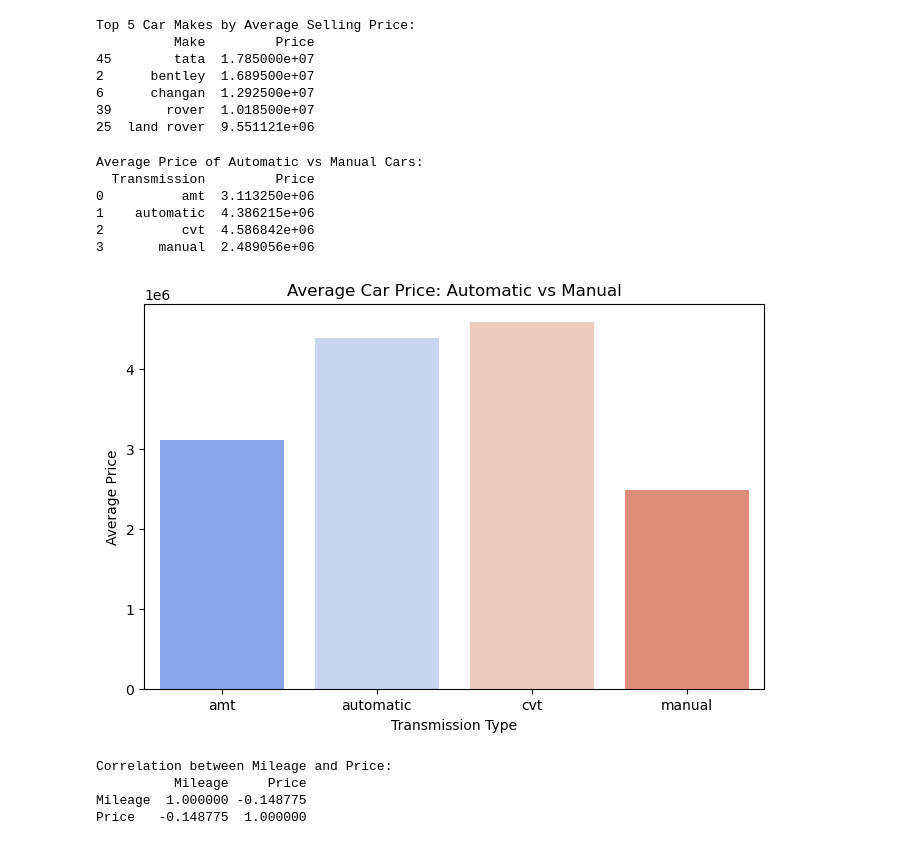
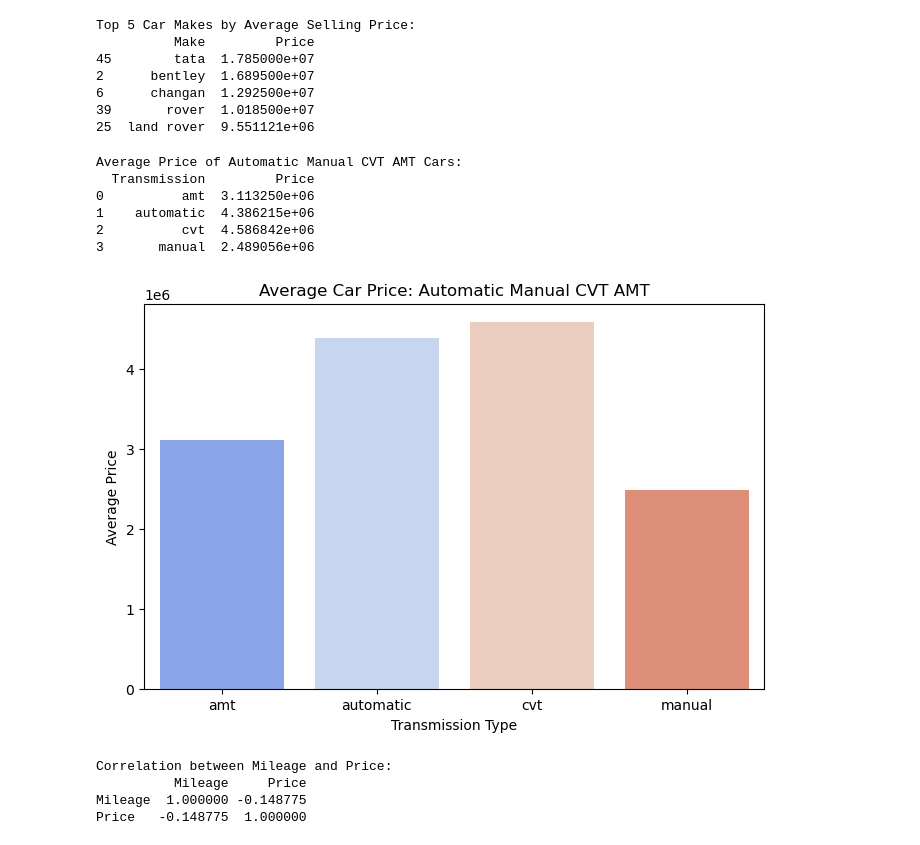
Before and after one commit to Tebrihk/Alpha_motors_dashboard, a Jupyter notebook: Python_Analysis/Alpha_motors.ipynb, the cells around one changed output. Drawn from its saved outputs; the diff is of its cells as text; code cells hidden in the pictures.

```diff
--- a/Python_Analysis/Alpha_motors.ipynb
+++ b/Python_Analysis/Alpha_motors.ipynb
@@ -49,7 +48,7 @@ df['Mileage'] = df['Mileage'].astype(int)
 df['Engine Size'] = df['Engine Size'].astype(int)
 # %%
 # Fill missing values in categorical columns with the most frequent value in oder to avoid distorting the dataset
-categorical_cols = ['Make', 'Condition', 'Fuel', 'Transmission', 'Build']
+categorical_cols = ['Make', 'Condition', 'Fuel', 'Transmission']
 for col in categorical_cols:
     df[col].fillna(df[col].mode()[0], inplace=True)
 
@@ -201,10 +198,6 @@ plt.title("Car Makes Distribution")
 plt.show()
 # %% [output]
 [figure]
-# %%
-# Dropping the column cause of data inconsistency and unrelibility
-df.drop(columns=['Build'], inplace=True)
-df.to_csv('cleaned_dataset.csv', index=False)
 # %%
 avg_price = df.groupby(['Make', 'Year of manufacture'])['Price'].mean().reset_index()
 
@@ -243,10 +236,10 @@ Top 5 Car Makes by Average Selling Price:
 # Do automatic cars have high price value than manual cars
 transmission_price = df.groupby('Transmission')['Price'].mean().reset_index()
 
-print("Average Price of Automatic vs Manual Cars:")
+print("Average Price of Automatic Manual CVT AMT Cars:")
 print(transmission_price)
 # %% [output]
-Average Price of Automatic vs Manual Cars:
+Average Price of Automatic Manual CVT AMT Cars:
   Transmission         Price
 0          amt  3.113250e+06
 1    automatic  4.386215e+06
@@ -255,12 +248,12 @@ Average Price of Automatic vs Manual Cars:
 # %%
 plt.figure(figsize=(8, 5))
 sns.barplot(x=transmission_price['Transmission'], y=transmission_price['Price'], palette="coolwarm")
-plt.title("Average Car Price: Automatic vs Manual")
+plt.title("Average Car Price: Automatic Manual CVT AMT")
 plt.xlabel("Transmission Type")
 plt.ylabel("Average Price")
 plt.show()
 # %% [output]
-[figure, old version]
+[figure, new version]
 # %%
 # is ther a  correlation between Mileage and Price
 correlation = df[['Mileage', 'Price']].corr()
```
Also changed, not shown: parts of 12 cells of this notebook, 1 other file.
